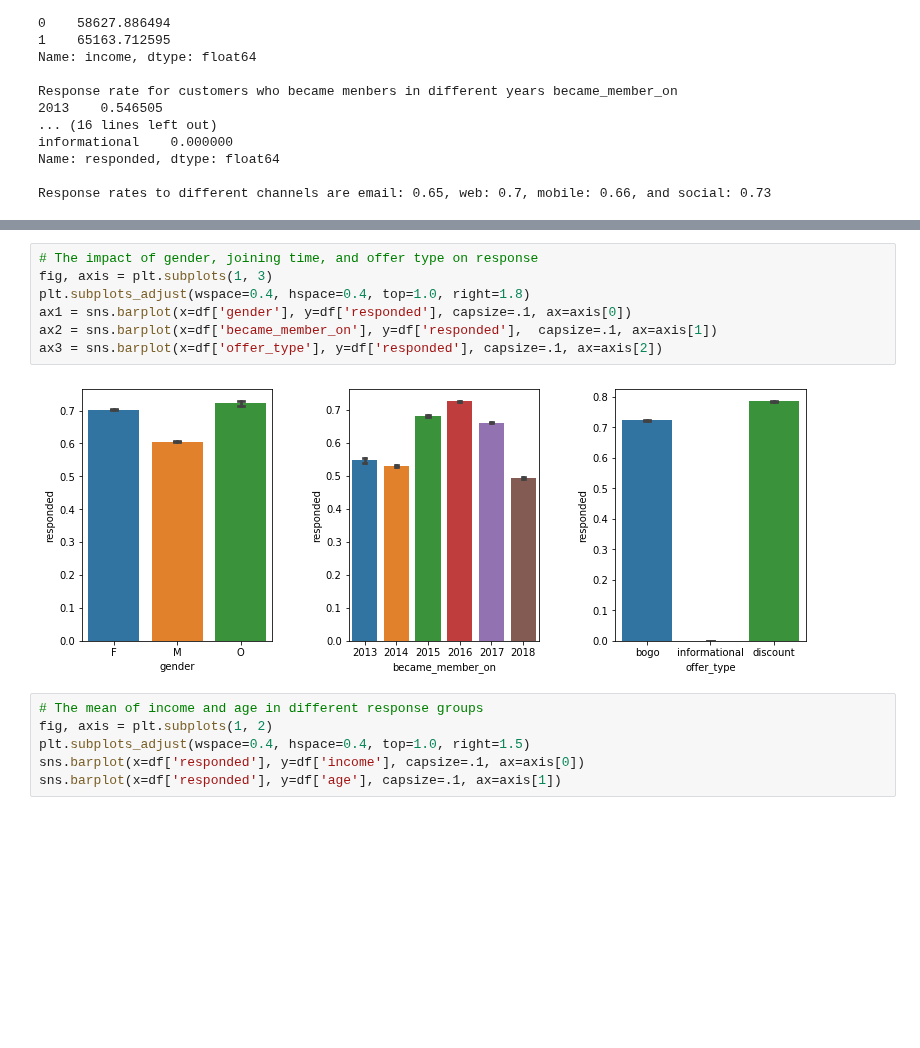
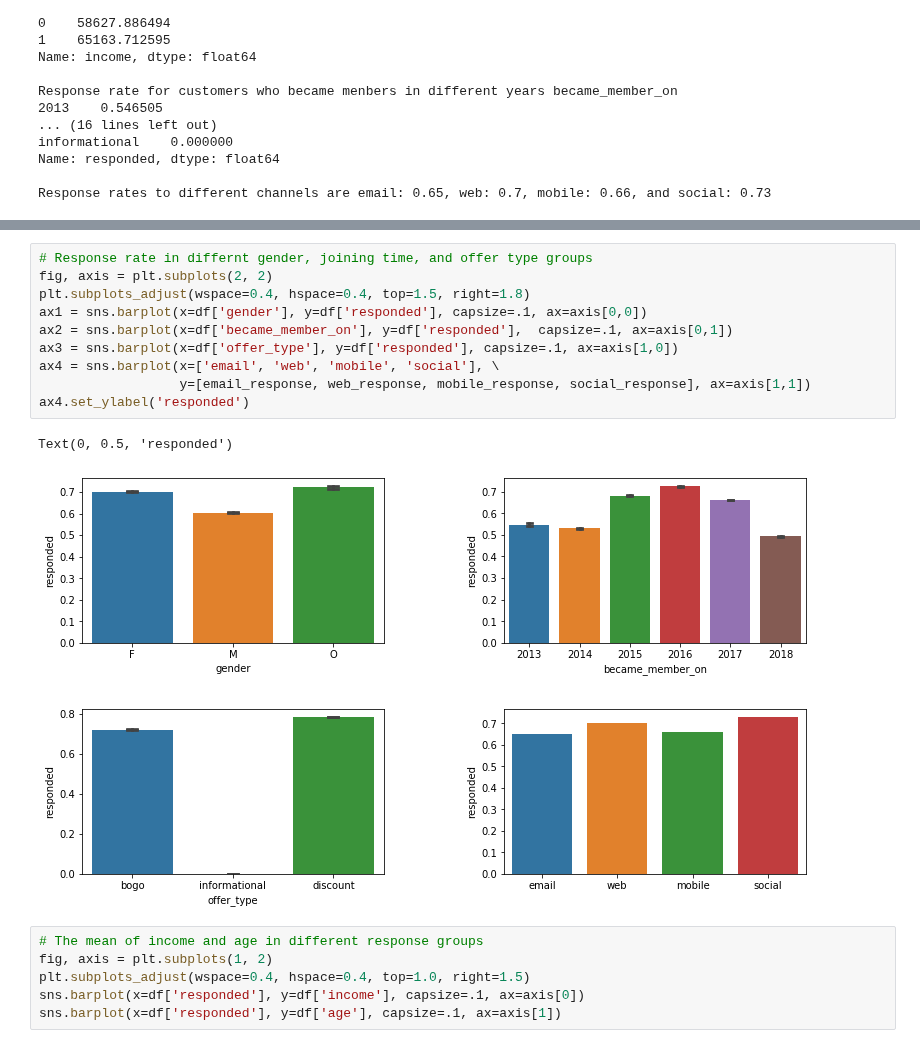
Before and after one commit to Kilie/starbucks, a Jupyter notebook: Starbucks_Capstone_notebook.ipynb, the cells around one changed output, grey strips where cells are left out. Cells and saved outputs as stored; diff of their text form; blank space fills up the shorter version.

```diff
--- a/Starbucks_Capstone_notebook.ipynb
+++ b/Starbucks_Capstone_notebook.ipynb
@@ -678,12 +694,16 @@ Based on these results, I will visualize the relationships between our intereste
 # %%
-# The impact of gender, joining time, and offer type on response
-fig, axis = plt.subplots(1, 3)
-plt.subplots_adjust(wspace=0.4, hspace=0.4, top=1.0, right=1.8)
-ax1 = sns.barplot(x=df['gender'], y=df['responded'], capsize=.1, ax=axis[0])
-ax2 = sns.barplot(x=df['became_member_on'], y=df['responded'],  capsize=.1, ax=axis[1])
-ax3 = sns.barplot(x=df['offer_type'], y=df['responded'], capsize=.1, ax=axis[2])
+# Response rate in differnt gender, joining time, and offer type groups
+fig, axis = plt.subplots(2, 2)
+plt.subplots_adjust(wspace=0.4, hspace=0.4, top=1.5, right=1.8)
+ax1 = sns.barplot(x=df['gender'], y=df['responded'], capsize=.1, ax=axis[0,0])
+ax2 = sns.barplot(x=df['became_member_on'], y=df['responded'],  capsize=.1, ax=axis[0,1])
+ax3 = sns.barplot(x=df['offer_type'], y=df['responded'], capsize=.1, ax=axis[1,0])
+ax4 = sns.barplot(x=['email', 'web', 'mobile', 'social'], \
+                  y=[email_response, web_response, mobile_response, social_response], ax=axis[1,1])
+ax4.set_ylabel('responded')
 # %% [output]
+Text(0, 0.5, 'responded')
-[figure, old version]
+[figure, new version]
 # %%
 # The mean of income and age in different response groups
 fig, axis = plt.subplots(1, 2)
```
Also changed, not shown: parts of 10 cells of this notebook.
